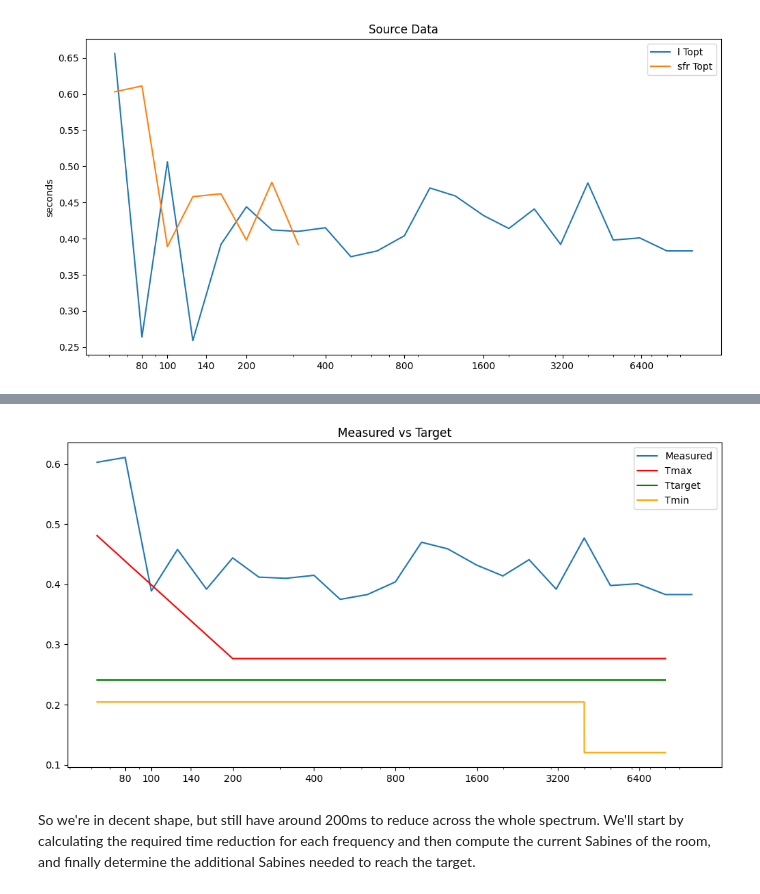
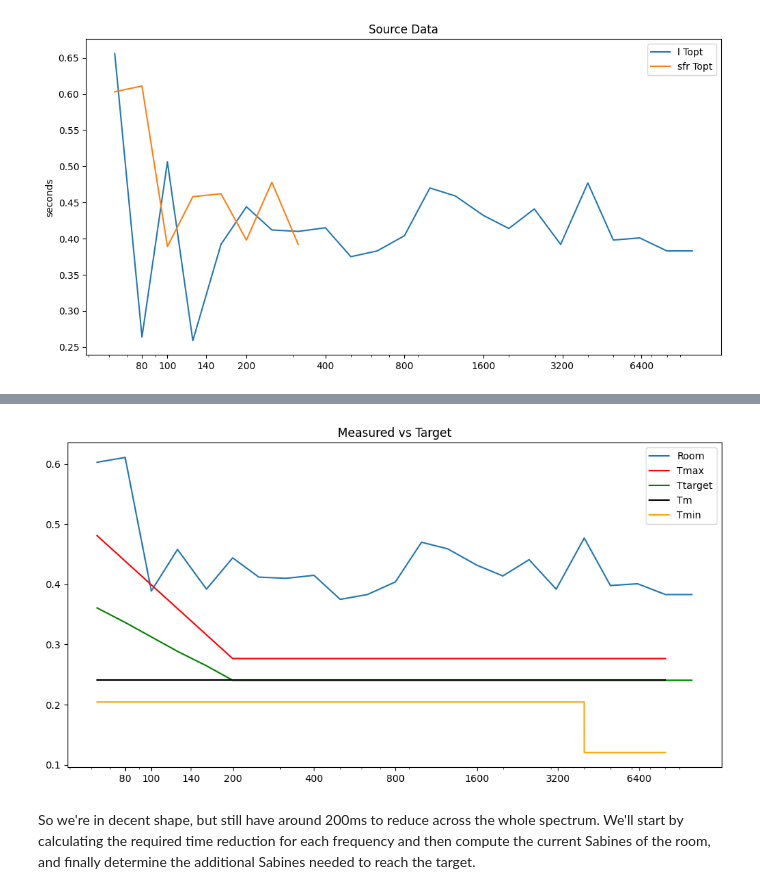
Before and after one commit to ross/acoustics, a Jupyter notebook: porous-absorbers/fitter.ipynb, the cells around one changed output, grey strips where cells are left out. Saved outputs shown, nothing was run; the diff lists cells and outputs as text; code cells hidden in the pictures.

```diff
--- a/porous-absorbers/fitter.ipynb
+++ b/porous-absorbers/fitter.ipynb
@@ -59,17 +69,58 @@ Topt = np.concatenate((Topt_sfr[:4], Topt_l[4:]))
+# %%
+x0 = T_x[0]
+# calculate the slope from the maximum line which we have exact points for
+# mx + b = y
+# m = (y2-y1) / (x2-x1)
+m = (Tm - Tm * 1.5) / (T_x[1] - x0)
+# we'll use that slope, but look for a y-intercept that's "ideal" (picked by me) and not max with some rise to get "warmth"
+# mx + b = y
+# b = y - mx
+b = Tm * 1.5 - m * x0
+# The low part of Tmax is linear on a logrithmic scale, we want to preserve that for our Ttarget, but we can't use
+# logarithmic X values with our linear fit so we'll create linear X's to use for the section of things we're working with
+dx = (T_x[1] - T_x[0]) / 5
+Ttarget = np.array(
+    (
+        (x0) * m + b,  # 63
+        (x0 + dx) * m + b,  # 80
+        (x0 + 2 * dx) * m + b,  # 100
+        (x0 + 3 * dx) * m + b,  # 125
+        (x0 + 4 * dx) * m + b,  # 160
+        (x0 + 5 * dx) * m + b,  # 200
+        Tm,  # 250
+        Tm,  # 315
+        Tm,  # 400
+        Tm,  # 500
+        Tm,  # 630
+        Tm,  # 800
+        Tm,  # 1000
+        Tm,  # 1250
+        Tm,  # 1600
+        Tm,  # 2000
+        Tm,  # 2500
+        Tm,  # 3150
+        Tm,  # 4000
+        Tm,  # 5000
+        Tm,  # 6300
+        Tm,  # 8000
+        Tm,  # 10000
+    )
+)
 # %%
 ax = plot(
     freq_l,
     {
-        "Measured": (freq, Topt),
+        "Room": (freq, Topt),
         "Tmax": (T_x, Tmax, {"color": "red"}),
-        "Ttarget": (T_x, [Tm for _ in T_x], {"color": "green"}),
+        "Ttarget": (freq, Ttarget, {"color": "green"}),
+        "Tm": (T_x, [Tm for _ in T_x], {"color": "black"}),
         "Tmin": (T_x, Tmin, {"color": "orange"}),
     },
     title="Measured vs Target",
 )
 None
 # %% [output]
-[figure, old version]
+[figure, new version]
 # %% [markdown]
 So we're in decent shape, but still have around 200ms to reduce across the whole spectrum. We'll start by calculating the required time reduction for each frequency and then compute the current Sabines of the room, and finally determine the additional Sabines needed to reach the target.
 # %%
```
Also changed, not shown: parts of 19 cells of this notebook, 3 other files.
